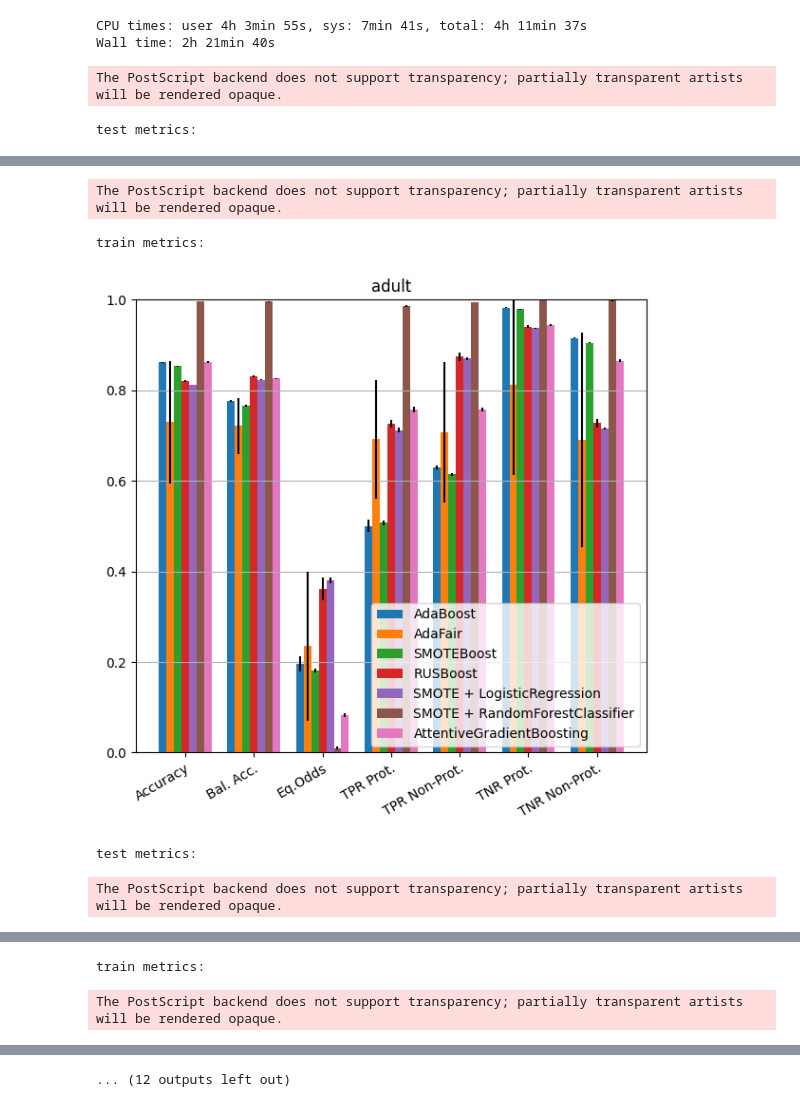
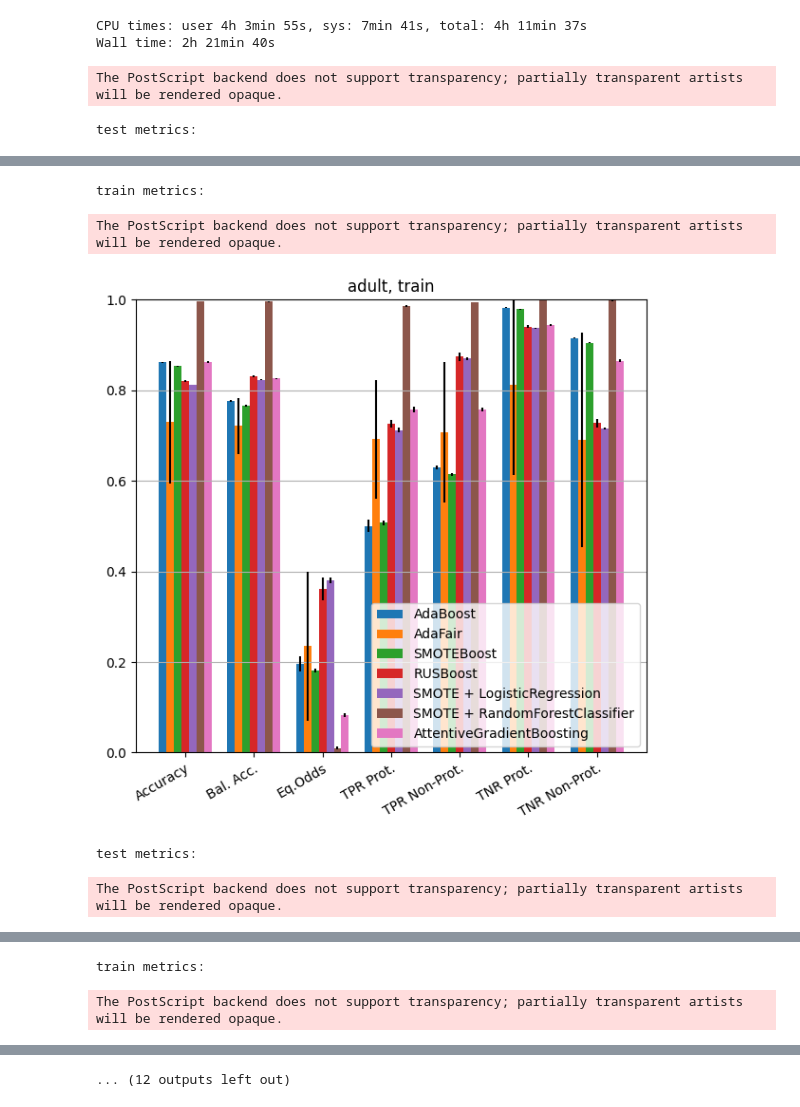
Before and after one commit to isaf27/fairness-aware-classification, a Jupyter notebook: experiments.ipynb, the cells around one changed output, grey strips where cells are left out. Saved outputs shown, nothing was run; the diff lists cells and outputs as text; code cells hidden in the pictures.

```diff
--- a/experiments.ipynb
+++ b/experiments.ipynb
@@ -176,7 +176,7 @@ for dataset in dataset_list:
         print(name, 'metrics:')
         for dataset, ax in zip(current_dataset_list, axes):
             plot_metrics(ax, metrics, dataset)
-            ax.set_title(dataset)
+            ax.set_title(f'{dataset}, {name}')
         plt.tight_layout()
         if not os.path.exists('plots'):
             os.mkdir('plots')
@@ -190,5 +190,5 @@ test metrics:
-The PostScript backend does not support transparency; partially transparent artists will be rendered opaque.
+train metrics:
-train metrics:
+The PostScript backend does not support transparency; partially transparent artists will be rendered opaque.
-[figure, old version]
+[figure, new version]
 test metrics:
 The PostScript backend does not support transparency; partially transparent artists will be rendered opaque.
```
Also changed, not shown: parts of 1 cell of this notebook, 16 other files.
